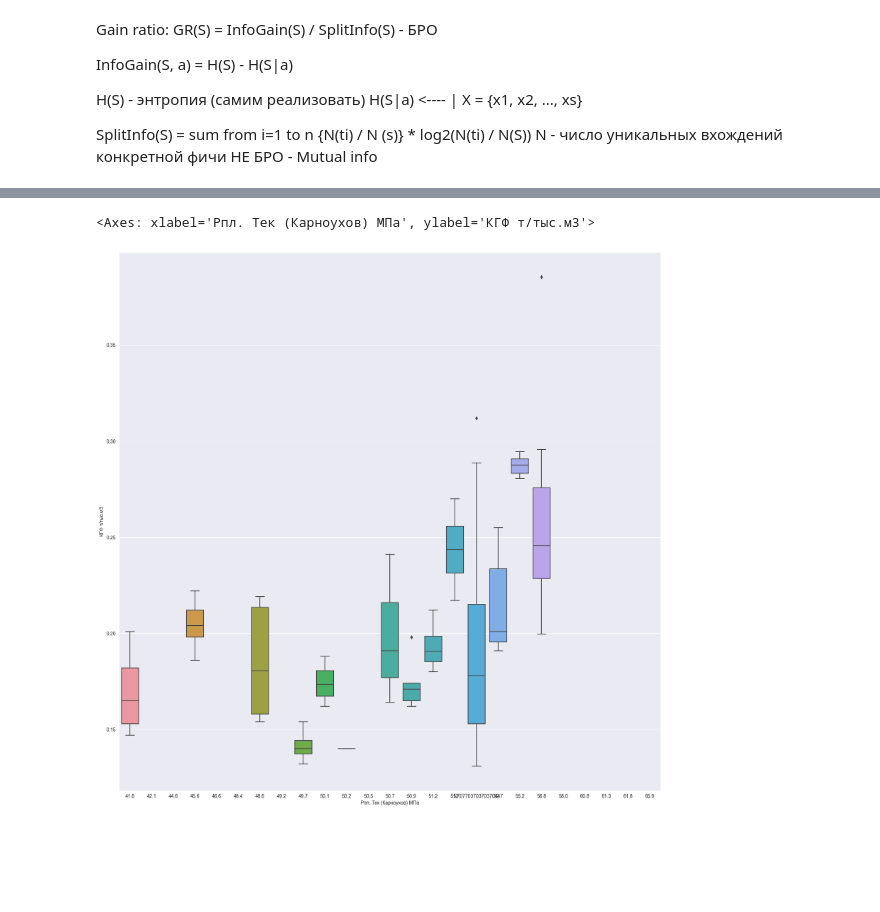
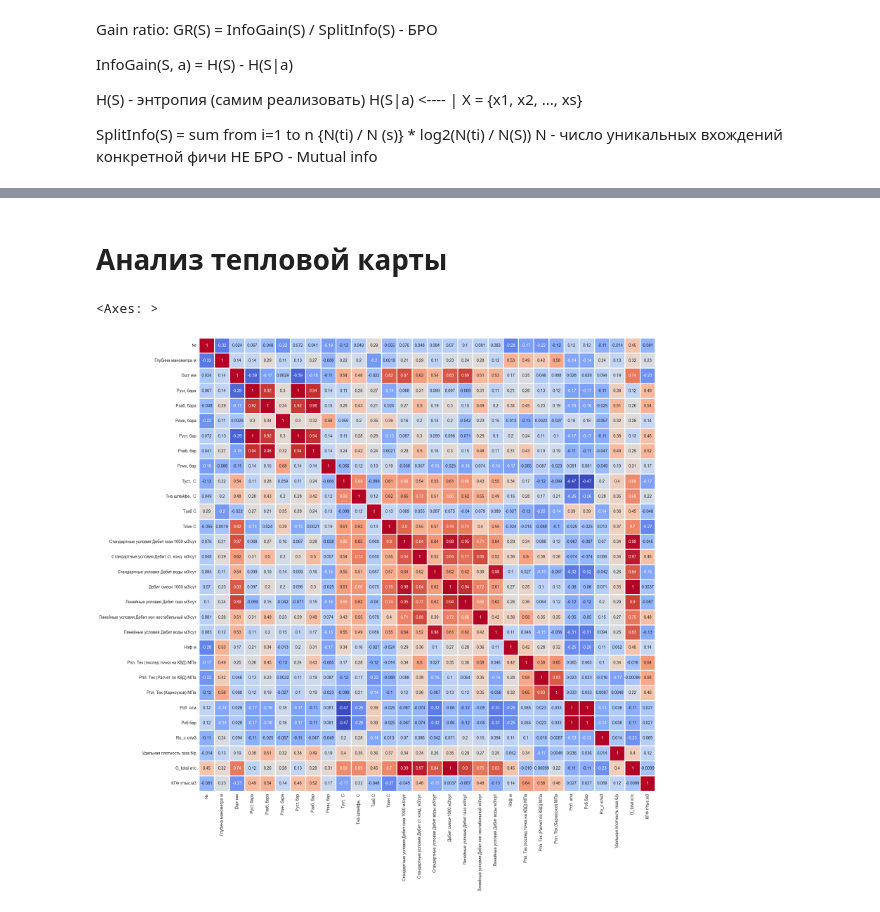
Before and after one commit to egorkuzn/NeuralNetsLabs, a Jupyter notebook: 1-DataSetPreprocessing/DataSetPreprocessing.ipynb, the cells around one changed output, grey strips where cells are left out. Saved outputs shown, nothing was run; the diff lists cells and outputs as text; code cells hidden in the pictures; blank space fills up the shorter version.

```diff
--- a/1-DataSetPreprocessing/DataSetPreprocessing.ipynb
+++ b/1-DataSetPreprocessing/DataSetPreprocessing.ipynb
@@ -132,8 +144,12 @@ df = df.drop(["Ro_g кг/м3", "Ro_w кг/м3"], axis=1)
+# %%
+for key in df.keys():
+    if key != 'дд.мм.гггг' and key != 'КГФ т/тыс.м3' and key != 'G_total кг/с' and f[key].iloc[1] > 60:
+        df.drop(key, inplace=True, axis=1)
 # %% [markdown]
 Заполним пропуски средним значением
 # %%
 for key in df.keys().values:
     if key != 'дд.мм.гггг' and f[key].iloc[1] < 30 and f[key].iloc[1] > 0:
-        df[key] = df[key].fillna(f[key].iloc[4])
+        df[key].fillna(f[key].iloc[4], inplace=True)
 # %% [markdown]
 Проверим - все (0 < x < 30) зелёное
@@ -286,0 +307,24 @@ G_total кг/с
+# %%
+def clear_outlier(df: pd.DataFrame, attr_name: str, target_names: list, lower: float, higher: float) -> pd.DataFrame:
+    df_ = df[(~np.isnan(df[target_names]).all(axis=1)) | ((df[attr_name] >= lower) & (df[attr_name] <= higher) | np.isnan(df[attr_name]))]
+    return df_
+# %%
+targets = ['КГФ т/тыс.м3', 'G_total кг/с']
+
+attrs_to_clear = {
+    'Ro_c кг/м3' : (-np.inf, 250),
+    'Рлин, бар' : (0, 60),
+    'Pлин, бара' : (0, 60),
+    'Удельная плотность газа б/р' : (0, 0.6),
+    'Линейные условия Дебит гааз м3/сут' : (10000, np.inf),
+    'Тна шлейфе,  С' : (80, np.inf)
+}
+
+for attr_name in attrs_to_clear.keys():
+    df = clear_outlier(
+        df,
+        attr_name,
+        targets,
+        attrs_to_clear[attr_name][0],
+        attrs_to_clear[attr_name][1]
+    )
@@ -287,6 +349,8 @@ G_total кг/с
+# %% [markdown]
+# Анализ тепловой карты
 # %%
 fig, ax = plt.subplots(figsize=(20, 20))
-sns.boxplot(df, y='КГФ т/тыс.м3', x='Рпл. Тек (Карноухов) МПа')
+sns.heatmap(df.corr(), cmap='coolwarm', annot=True, linewidths=1, cbar=False)
 # %% [output]
-<Axes: xlabel='Рпл. Тек (Карноухов) МПа', ylabel='КГФ т/тыс.м3'>
+<Axes: >
-[figure, old version]
+[figure, new version]
```
Also changed, not shown: parts of 45 cells of this notebook, 5 other files.
